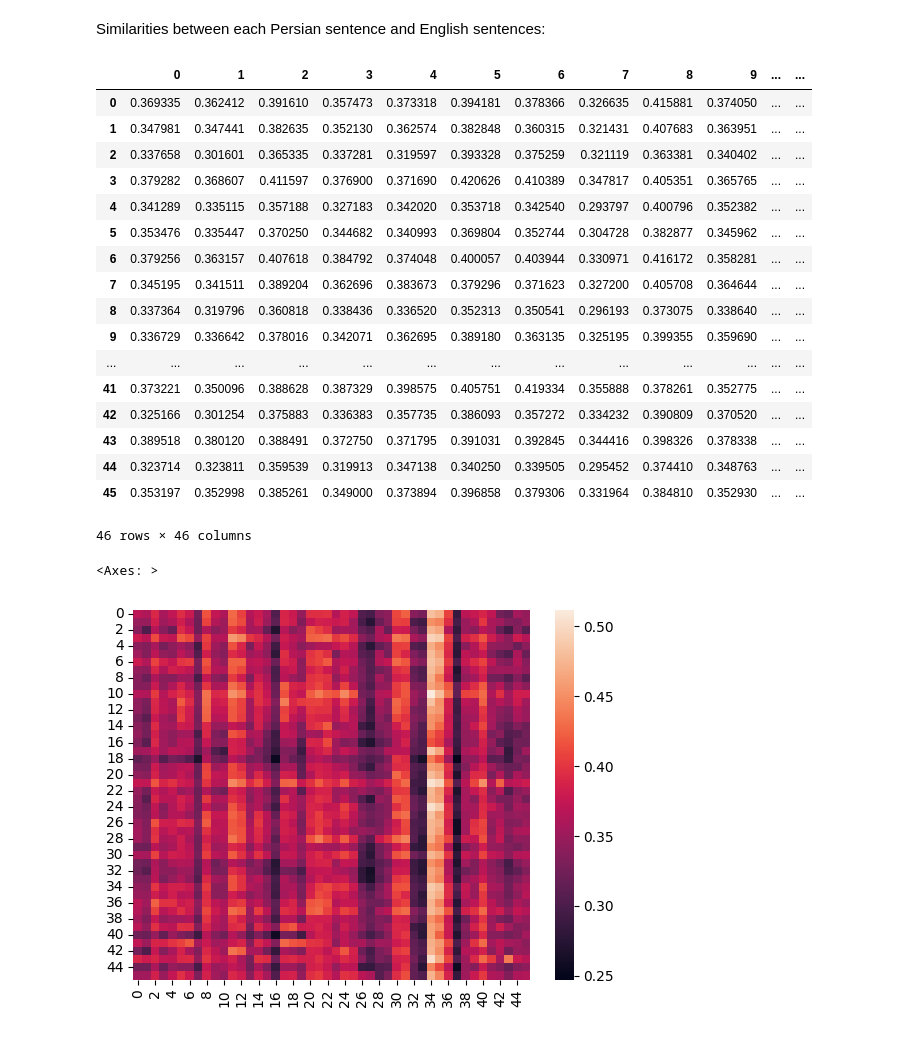
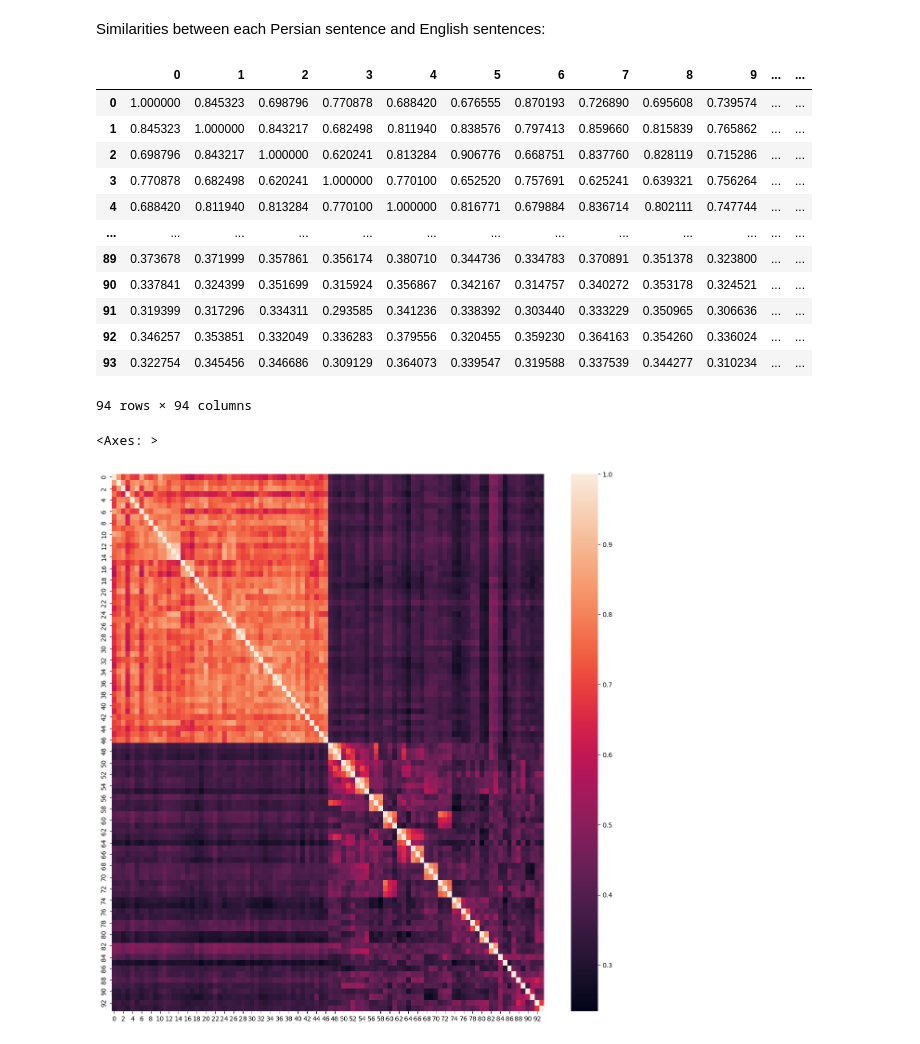
Before and after one commit to woxane/Rag-System, a Jupyter notebook: multilingual-embedding-test/multilingual-test.ipynb, the cells around one changed output. Saved outputs shown, nothing was run; the diff lists cells and outputs as text; code cells hidden in the pictures.

Commit message:
multilingual-test: utilize updated sentences csv file for nomic-embed-text model

```diff
--- a/multilingual-embedding-test/multilingual-test.ipynb
+++ b/multilingual-embedding-test/multilingual-test.ipynb
@@ -321,42 +309,45 @@ for en_sentence in en_sentences:
+# %%
+sentences = df.loc[:, 'Sentences'].tolist()
+# %%
+embeddings = []
+
+for sentence in sentences:
+    embeddings.append(get_embedding(sentence))
 # %% [markdown]
 Similarities between each Persian sentence and English sentences:
 # %%
 from sklearn.metrics.pairwise import cosine_similarity
 
-similarities = pd.DataFrame(index=list(range(len(fa_embeddings))), columns=list(range(len(en_embeddings))), dtype=float)
+similarities = pd.DataFrame(index=list(range(len(embeddings))), columns=list(range(len(embeddings))), dtype=float)
 
-for fa_index in range(len(fa_embeddings)):
-    for en_index in range(len(en_embeddings)):
-        fa_embed = fa_embeddings[fa_index][0]
-        en_embed = en_embeddings[en_index][0]
+for num_col in range(len(embeddings)):
+    for num_row in range(len(embeddings)):
+        a = embeddings[num_col][0]
+        b = embeddings[num_row][0]
 
-        similarities.loc[fa_index, en_index] = cosine_similarity(np.array([fa_embed]), np.array([en_embed]))
+        similarities.loc[num_col, num_row] = cosine_similarity(np.array([a]), np.array([b]))
 
 similarities
 # %% [output]
 |  | 0 | 1 | 2 | 3 | 4 | 5 | 6 | 7 | 8 | 9 | ... | ... |
-| 0 | 0.369335 | 0.362412 | 0.391610 | 0.357473 | 0.373318 | 0.394181 | 0.378366 | 0.326635 | 0.415881 | 0.374050 | ... | ... |
-| 1 | 0.347981 | 0.347441 | 0.382635 | 0.352130 | 0.362574 | 0.382848 | 0.360315 | 0.321431 | 0.407683 | 0.363951 | ... | ... |
-| 2 | 0.337658 | 0.301601 | 0.365335 | 0.337281 | 0.319597 | 0.393328 | 0.375259 | 0.321119 | 0.363381 | 0.340402 | ... | ... |
-| 3 | 0.379282 | 0.368607 | 0.411597 | 0.376900 | 0.371690 | 0.420626 | 0.410389 | 0.347817 | 0.405351 | 0.365765 | ... | ... |
-| 4 | 0.341289 | 0.335115 | 0.357188 | 0.327183 | 0.342020 | 0.353718 | 0.342540 | 0.293797 | 0.400796 | 0.352382 | ... | ... |
-| 5 | 0.353476 | 0.335447 | 0.370250 | 0.344682 | 0.340993 | 0.369804 | 0.352744 | 0.304728 | 0.382877 | 0.345962 | ... | ... |
-| 6 | 0.379256 | 0.363157 | 0.407618 | 0.384792 | 0.374048 | 0.400057 | 0.403944 | 0.330971 | 0.416172 | 0.358281 | ... | ... |
-| 7 | 0.345195 | 0.341511 | 0.389204 | 0.362696 | 0.383673 | 0.379296 | 0.371623 | 0.327200 | 0.405708 | 0.364644 | ... | ... |
-| 8 | 0.337364 | 0.319796 | 0.360818 | 0.338436 | 0.336520 | 0.352313 | 0.350541 | 0.296193 | 0.373075 | 0.338640 | ... | ... |
-| 9 | 0.336729 | 0.336642 | 0.378016 | 0.342071 | 0.362695 | 0.389180 | 0.363135 | 0.325195 | 0.399355 | 0.359690 | ... | ... |
+| 0 | 1.000000 | 0.845323 | 0.698796 | 0.770878 | 0.688420 | 0.676555 | 0.870193 | 0.726890 | 0.695608 | 0.739574 | ... | ... |
+| 1 | 0.845323 | 1.000000 | 0.843217 | 0.682498 | 0.811940 | 0.838576 | 0.797413 | 0.859660 | 0.815839 | 0.765862 | ... | ... |
+| 2 | 0.698796 | 0.843217 | 1.000000 | 0.620241 | 0.813284 | 0.906776 | 0.668751 | 0.837760 | 0.828119 | 0.715286 | ... | ... |
+| 3 | 0.770878 | 0.682498 | 0.620241 | 1.000000 | 0.770100 | 0.652520 | 0.757691 | 0.625241 | 0.639321 | 0.756264 | ... | ... |
+| 4 | 0.688420 | 0.811940 | 0.813284 | 0.770100 | 1.000000 | 0.816771 | 0.679884 | 0.836714 | 0.802111 | 0.747744 | ... | ... |
 | ... | ... | ... | ... | ... | ... | ... | ... | ... | ... | ... | ... | ... |
-| 41 | 0.373221 | 0.350096 | 0.388628 | 0.387329 | 0.398575 | 0.405751 | 0.419334 | 0.355888 | 0.378261 | 0.352775 | ... | ... |
-| 42 | 0.325166 | 0.301254 | 0.375883 | 0.336383 | 0.357735 | 0.386093 | 0.357272 | 0.334232 | 0.390809 | 0.370520 | ... | ... |
-| 43 | 0.389518 | 0.380120 | 0.388491 | 0.372750 | 0.371795 | 0.391031 | 0.392845 | 0.344416 | 0.398326 | 0.378338 | ... | ... |
-| 44 | 0.323714 | 0.323811 | 0.359539 | 0.319913 | 0.347138 | 0.340250 | 0.339505 | 0.295452 | 0.374410 | 0.348763 | ... | ... |
-| 45 | 0.353197 | 0.352998 | 0.385261 | 0.349000 | 0.373894 | 0.396858 | 0.379306 | 0.331964 | 0.384810 | 0.352930 | ... | ... |
+| 89 | 0.373678 | 0.371999 | 0.357861 | 0.356174 | 0.380710 | 0.344736 | 0.334783 | 0.370891 | 0.351378 | 0.323800 | ... | ... |
+| 90 | 0.337841 | 0.324399 | 0.351699 | 0.315924 | 0.356867 | 0.342167 | 0.314757 | 0.340272 | 0.353178 | 0.324521 | ... | ... |
+| 91 | 0.319399 | 0.317296 | 0.334311 | 0.293585 | 0.341236 | 0.338392 | 0.303440 | 0.333229 | 0.350965 | 0.306636 | ... | ... |
+| 92 | 0.346257 | 0.353851 | 0.332049 | 0.336283 | 0.379556 | 0.320455 | 0.359230 | 0.364163 | 0.354260 | 0.336024 | ... | ... |
+| 93 | 0.322754 | 0.345456 | 0.346686 | 0.309129 | 0.364073 | 0.339547 | 0.319588 | 0.337539 | 0.344277 | 0.310234 | ... | ... |
-46 rows × 46 columns
+94 rows × 94 columns
 # %%
 import seaborn as sns
+from matplotlib import pyplot as plt
 
-
+plt.figure(figsize=(15,15))
 sns.heatmap(similarities)
 # %% [output]
 <Axes: >
-[figure, old version]
+[figure, new version]
```
Also changed, not shown: parts of 2 cells of this notebook.
